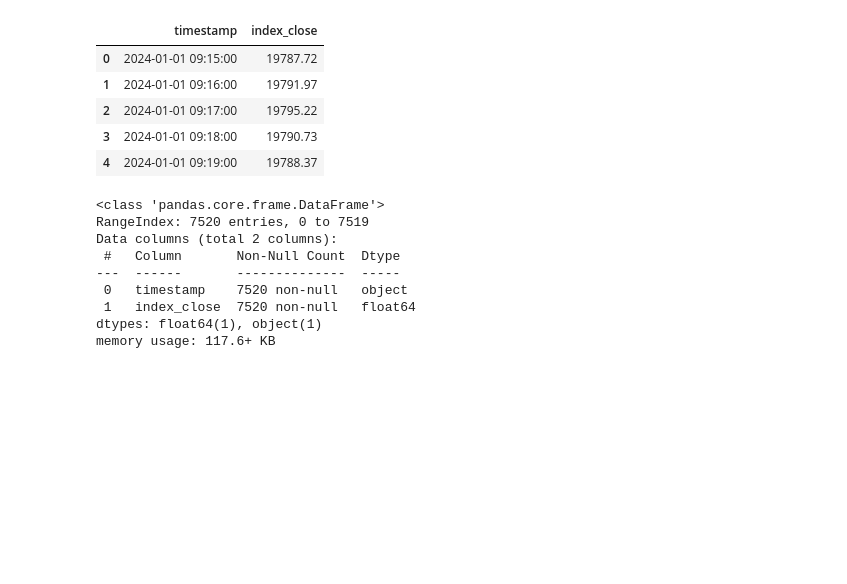
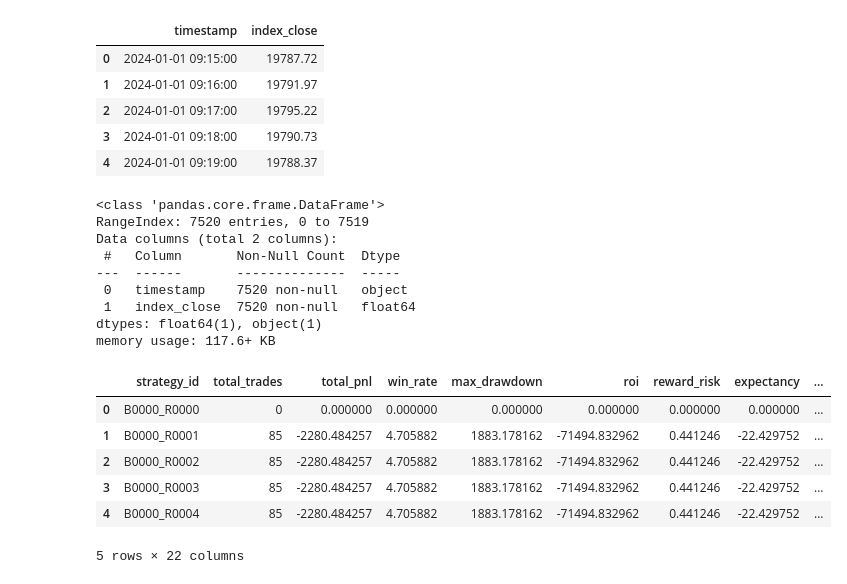
Before and after one commit to shandilyabh/qback, a Jupyter notebook: aux/test_notebook.ipynb, the cells around one changed output. Drawn from its saved outputs; the diff is of its cells as text; code cells hidden in the pictures; blank space fills up the shorter version.

```diff
--- a/aux/test_notebook.ipynb
+++ b/aux/test_notebook.ipynb
@@ -91,0 +95,10 @@ memory usage: 117.6+ KB
+# %%
+df.head()
+# %% [output]
+|  | strategy_id | total_trades | total_pnl | win_rate | max_drawdown | roi | reward_risk | expectancy | ... |
+| 0 | B0000_R0000 | 0 | 0.000000 | 0.000000 | 0.000000 | 0.000000 | 0.000000 | 0.000000 | ... |
+| 1 | B0000_R0001 | 85 | -2280.484257 | 4.705882 | 1883.178162 | -71494.832962 | 0.441246 | -22.429752 | ... |
+| 2 | B0000_R0002 | 85 | -2280.484257 | 4.705882 | 1883.178162 | -71494.832962 | 0.441246 | -22.429752 | ... |
+| 3 | B0000_R0003 | 85 | -2280.484257 | 4.705882 | 1883.178162 | -71494.832962 | 0.441246 | -22.429752 | ... |
+| 4 | B0000_R0004 | 85 | -2280.484257 | 4.705882 | 1883.178162 | -71494.832962 | 0.441246 | -22.429752 | ... |
+5 rows × 22 columns
```
Also changed, not shown: parts of 2 cells of this notebook, 11 other files.
